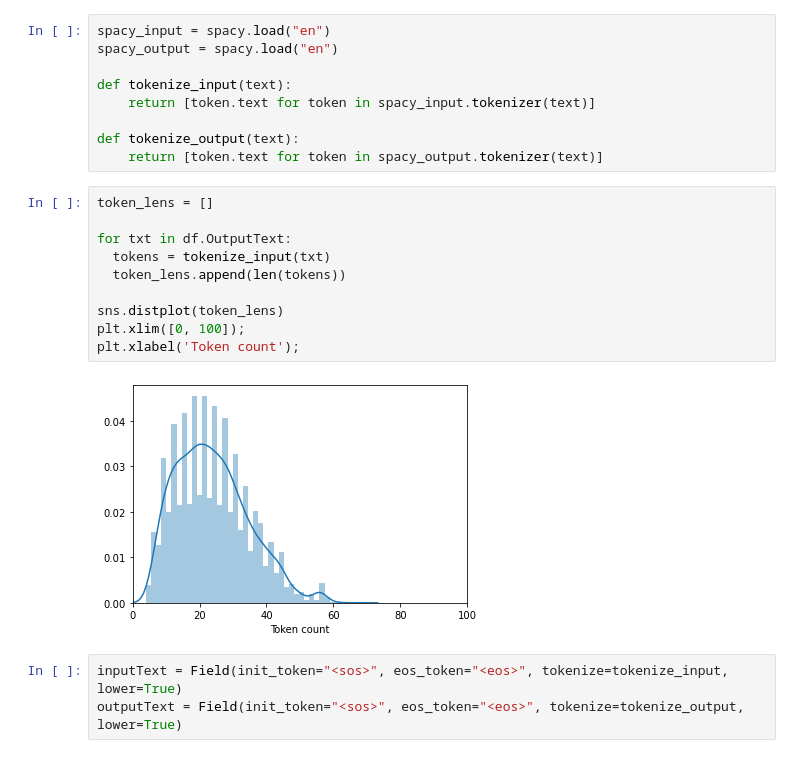
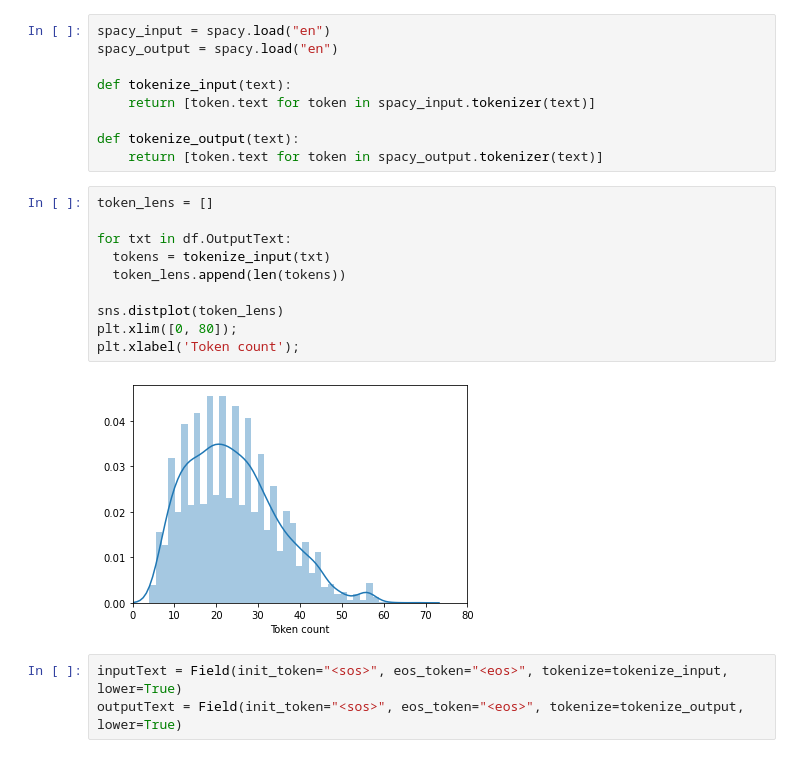
Before and after one commit to shoebjoarder/Lemmatization-using-Attention-Mechanism, a Jupyter notebook: Lemmatization using Attention.ipynb, the cells around one changed output. Saved outputs shown, nothing was run; the diff lists cells and outputs as text.

```diff
--- a/Lemmatization using Attention.ipynb
+++ b/Lemmatization using Attention.ipynb
@@ -44,15 +44,15 @@ def tokenize_output(text):
 # %%
 token_lens = []
 
 for txt in df.OutputText:
   tokens = tokenize_input(txt)
   token_lens.append(len(tokens))
 
 sns.distplot(token_lens)
-plt.xlim([0, 100]);
+plt.xlim([0, 80]);
 plt.xlabel('Token count');
 # %% [output]
-[figure, old version]
+[figure, new version]
 # %%
 inputText = Field(init_token="<sos>", eos_token="<eos>", tokenize=tokenize_input, lower=True)
 outputText = Field(init_token="<sos>", eos_token="<eos>", tokenize=tokenize_output, lower=True)
```
Also changed, not shown: parts of 4 cells of this notebook, 5 other files.
